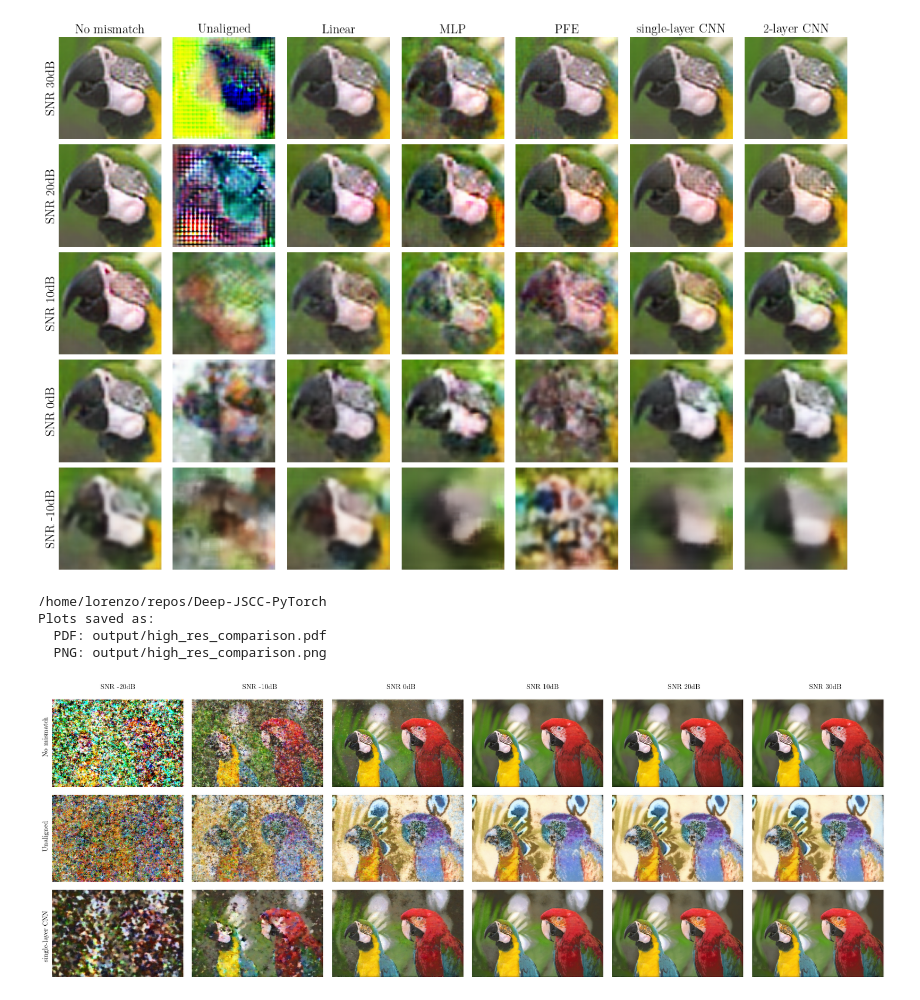
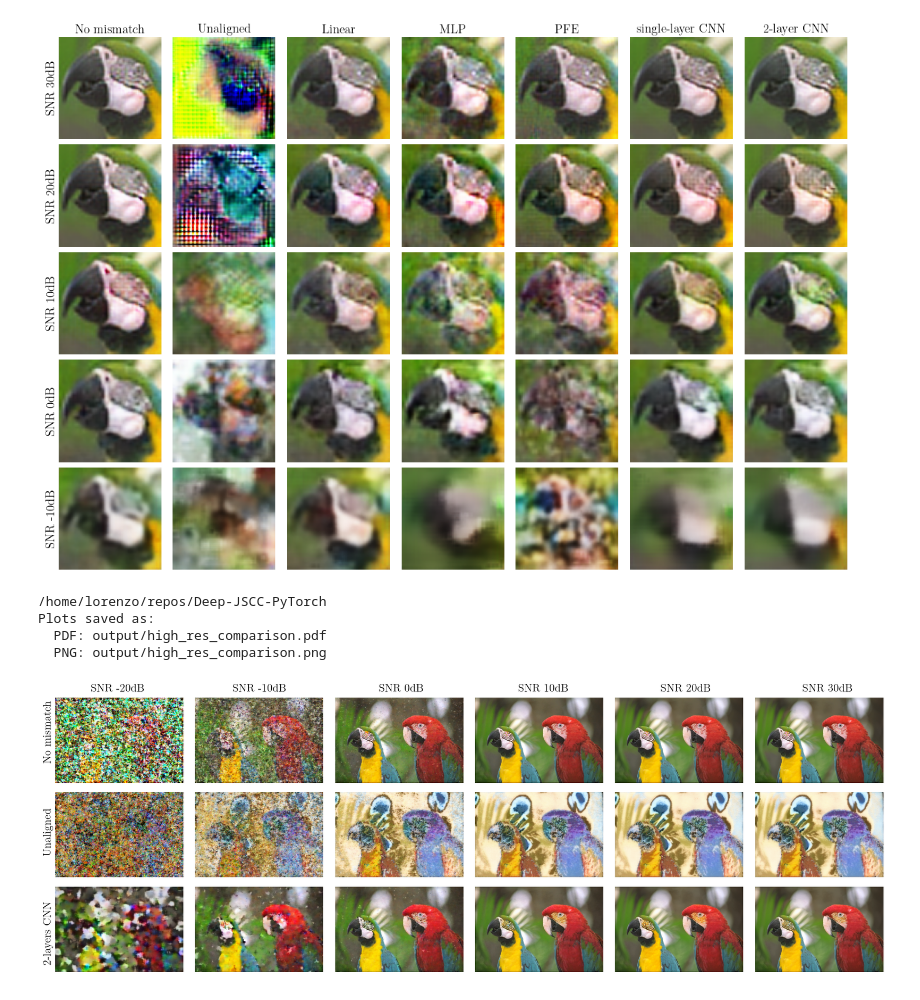
Before and after one commit to LorenzoPannacci/DJSCC-Semantic-Equalization, a Jupyter notebook: alignment/plot_on_image.ipynb, the cells around one changed output. Drawn from its saved outputs; the diff is of its cells as text; code cells hidden in the pictures.

Commit message:
redone highres plot

```diff
--- a/alignment/plot_on_image.ipynb
+++ b/alignment/plot_on_image.ipynb
@@ -200,24 +221,6 @@ Plots saved as:
   PNG: output/methods_vs_snr_on_image.png
 [figure]
 # %%
-%cd ..
-
-import torch
-import torchvision
-import torchvision.transforms as transforms
-import matplotlib.pyplot as plt
-import numpy as np
-import os
-from PIL import Image
-
-plt.rcParams.update({
-    "font.family": "serif",
-    "font.serif": ["Times New Roman"],
-    "text.usetex": True,
-    'font.size': 12,
-})
-
-# Set parameters
 num_rows = 3
 num_cols = 6
 batch_size = num_rows * num_cols
@@ -226,7 +229,7 @@ batch_size = num_rows * num_cols
 transform = transforms.ToTensor()
 
 # Class names and custom headers
-row_titles = ["No mismatch", "Unaligned", "single-layer CNN"]
+row_titles = ["No mismatch", "Unaligned", "2-layers CNN"]
 row_path = ["no_mismatch", "unaligned", "aligned"]
 col_titles = ["SNR -20dB", "SNR -10dB", "SNR 0dB", "SNR 10dB", "SNR 20dB", "SNR 30dB"]
 col_path = ["-20", "-10", "0", "10", "20", "30"]
@@ -236,7 +239,7 @@ fig, axes = plt.subplots(num_rows, num_cols, figsize=(17, 6))
 
 for i in range(num_rows):
     for j in range(num_cols):
-        image_path = f"alignment/models/plots/giugno/images/{row_path[i]}_{col_path[j]}.png"
+        image_path = f"alignment/models/plots/high_Res/images/{row_path[i]}_{col_path[j]}.png"
 
         idx = i * num_cols + j
         img = Image.open(image_path).convert('RGB')
@@ -249,42 +252,40 @@ for i in range(num_rows):
 # Add column titles
 for j, title in enumerate(col_titles):
     fig.text(
-        0.088 + j / num_cols, 1,  # x, y position in figure coords
+        0.088 + j / num_cols, 0.975,  # x, y position in figure coords
         title,
         ha='center',
-        fontsize=10,
         fontweight='bold'
     )
 
 # Add row titles
 for i, title in enumerate(row_titles):
     fig.text(
         0, 0.84 - i / num_rows,  # x, y position in figure coords
         title,
         va='center',
-        fontsize=10,
         fontweight='bold',
         rotation='vertical'
     )
 
 plt.tight_layout()
 
 filename = f"high_res_comparison"
 
 pdf_path = os.path.join('output', f"{filename}.pdf")
 png_path = os.path.join('output', f"{filename}.png")
 
 plt.savefig(pdf_path, format='pdf', dpi=300, bbox_inches='tight')
 plt.savefig(png_path, format='png', dpi=300, bbox_inches='tight')
 
 print(f"Plots saved as:")
 print(f"  PDF: {pdf_path}")
 print(f"  PNG: {png_path}")
 
 plt.show()
 # %% [output]
 /home/lorenzo/repos/Deep-JSCC-PyTorch
 Plots saved as:
   PDF: output/high_res_comparison.pdf
   PNG: output/high_res_comparison.png
-[figure, old version]
+[figure, new version]
```
Also changed, not shown: parts of 2 cells of this notebook, 5 other files.
